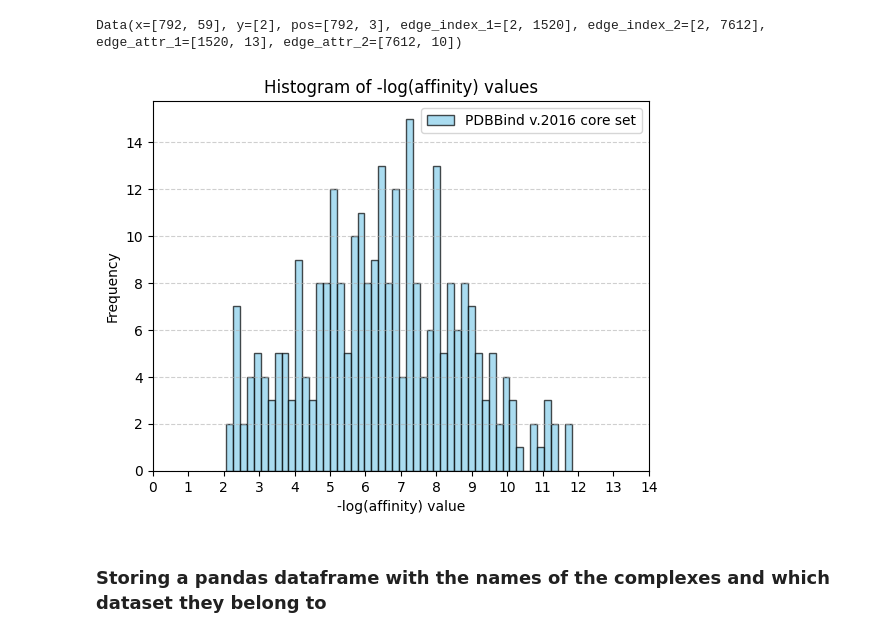
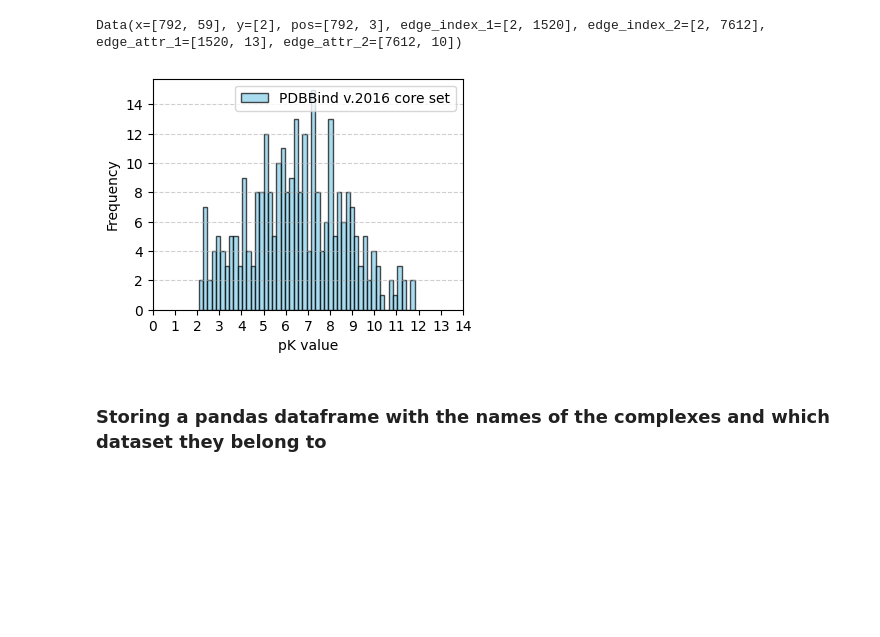
Before and after one commit to inductiva/molecules-binding, a Jupyter notebook: molecules_binding/importantplots.ipynb, the cells around one changed output. Drawn from its saved outputs; the diff is of its cells as text; code cells hidden in the pictures; blank space fills up the shorter version.

```diff
--- a/molecules_binding/importantplots.ipynb
+++ b/molecules_binding/importantplots.ipynb
@@ -107,21 +111,23 @@ for graph in dataset:
     list_of_affinities.append(float(affinity))
 # %%
 plt.hist(list_of_affinities, bins=50, color='skyblue', edgecolor='black', alpha=0.7)
-plt.xlabel("-log(affinity) value")
+plt.xlabel("pK value")
 plt.ylabel("Frequency")
-plt.title("Histogram of -log(affinity) values")
+#plt.title("Histogram of -log(affinity) values")
+# size
+plt.rcParams["figure.figsize"] = (4, 3)
 
 plt.grid(axis='y', linestyle='--', alpha=0.6)
 
 plt.xticks(range(0, 15), labels=[f'{i}' for i in range(0, 15)])
 
 plt.legend(['PDBBind v.2016 core set'])
 
 plt.savefig('affinity_histogram.pdf', dpi=300, bbox_inches='tight')
 
 plt.show()
 # %% [output]
-[figure, old version]
+[figure, new version]
 # %% [markdown]
 ### Storing a pandas dataframe with the names of the complexes and which dataset they belong to
 # %%
```
Also changed, not shown: parts of 92 cells of this notebook, 1 other file.
